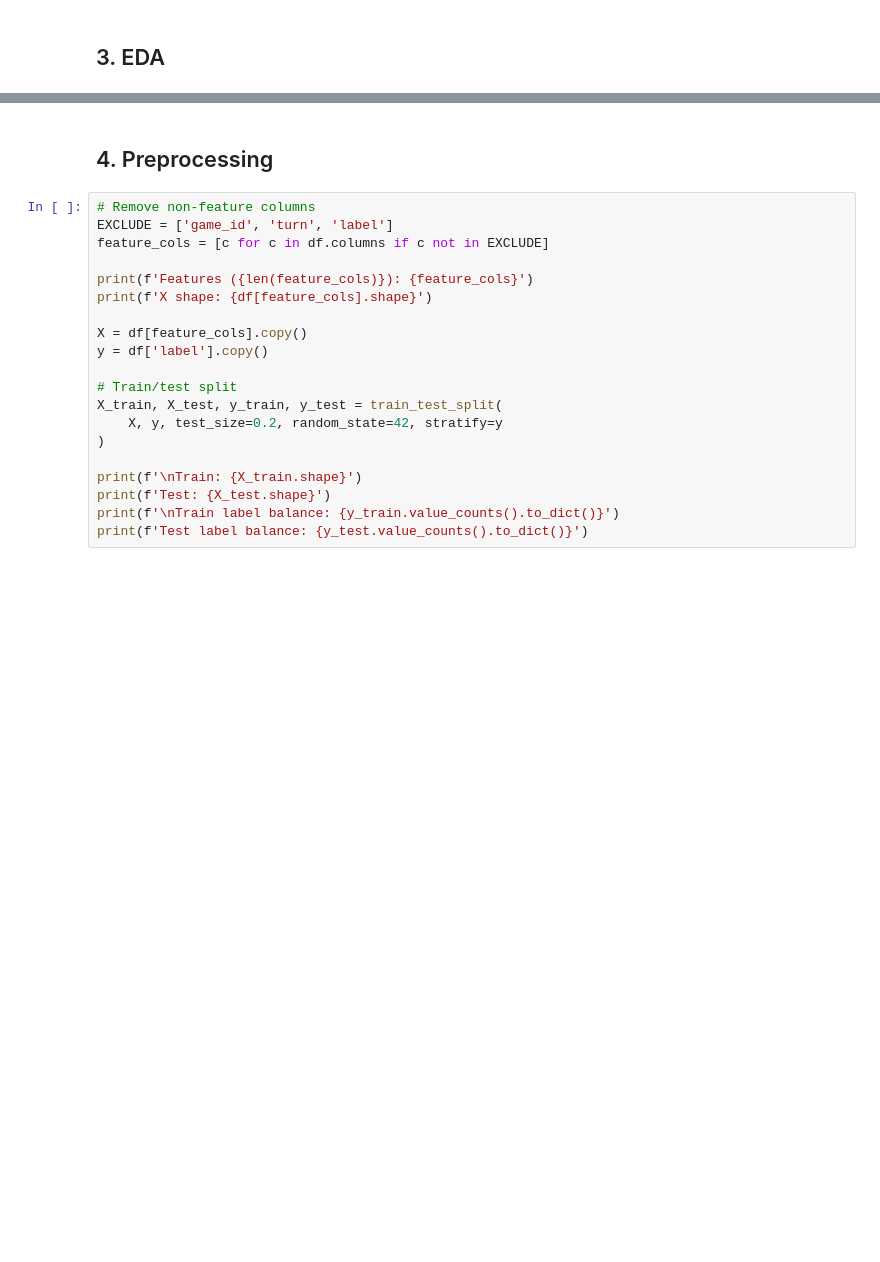
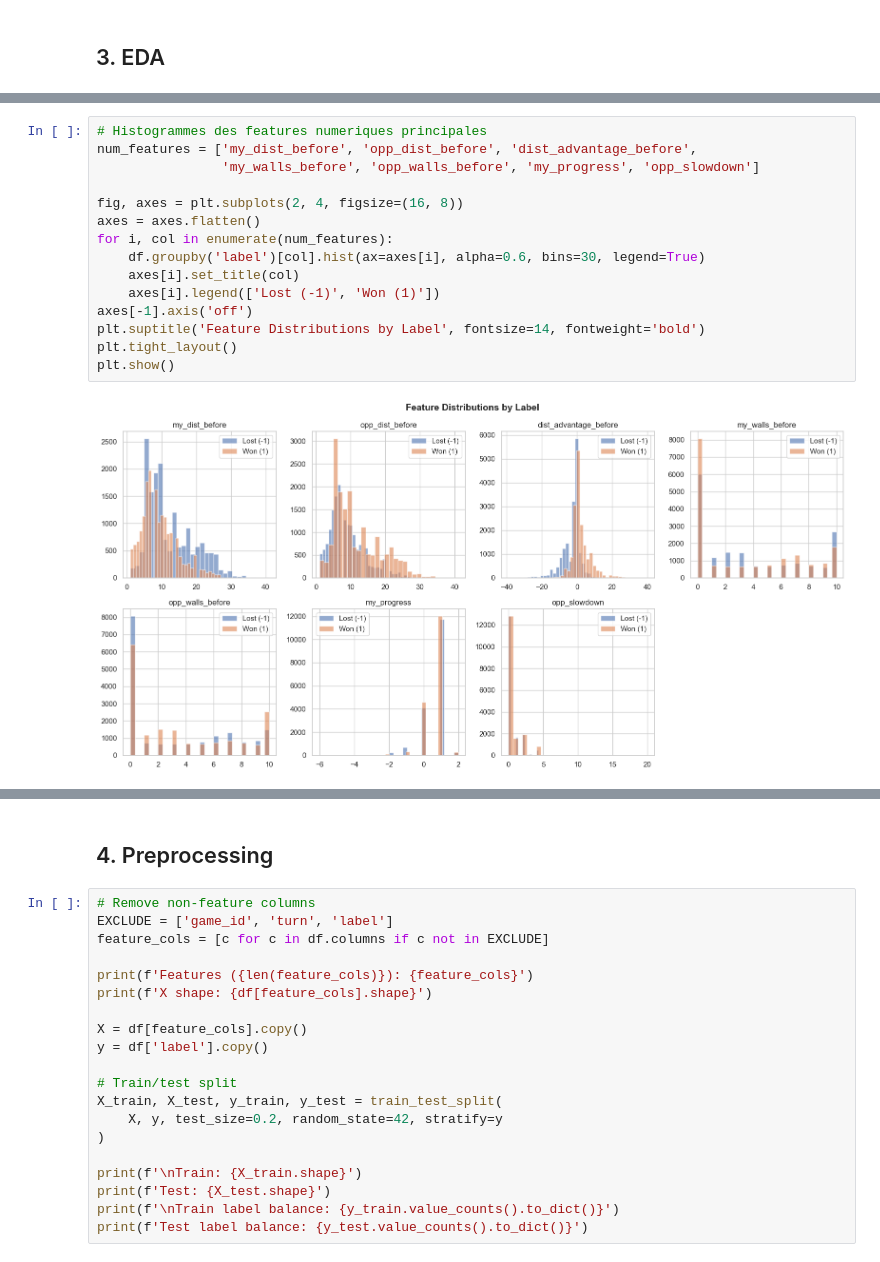
Before and after one commit to kousay-amara/quoridor-python, a Jupyter notebook: quoridor/ML/data/Training.ipynb, the cells around one changed output, grey strips where cells are left out. Drawn from its saved outputs; the diff is of its cells as text; blank space fills up the shorter version.

```diff
--- a/quoridor/ML/data/Training.ipynb
+++ b/quoridor/ML/data/Training.ipynb
@@ -108,0 +100,17 @@ label
+# %%
+# Histogrammes des features numeriques principales
+num_features = ['my_dist_before', 'opp_dist_before', 'dist_advantage_before',
+                'my_walls_before', 'opp_walls_before', 'my_progress', 'opp_slowdown']
+
+fig, axes = plt.subplots(2, 4, figsize=(16, 8))
+axes = axes.flatten()
+for i, col in enumerate(num_features):
+    df.groupby('label')[col].hist(ax=axes[i], alpha=0.6, bins=30, legend=True)
+    axes[i].set_title(col)
+    axes[i].legend(['Lost (-1)', 'Won (1)'])
+axes[-1].axis('off')
+plt.suptitle('Feature Distributions by Label', fontsize=14, fontweight='bold')
+plt.tight_layout()
+plt.show()
+# %% [output]
+[figure, added]
```
Also changed, not shown: parts of 20 cells of this notebook, 1 other file.
